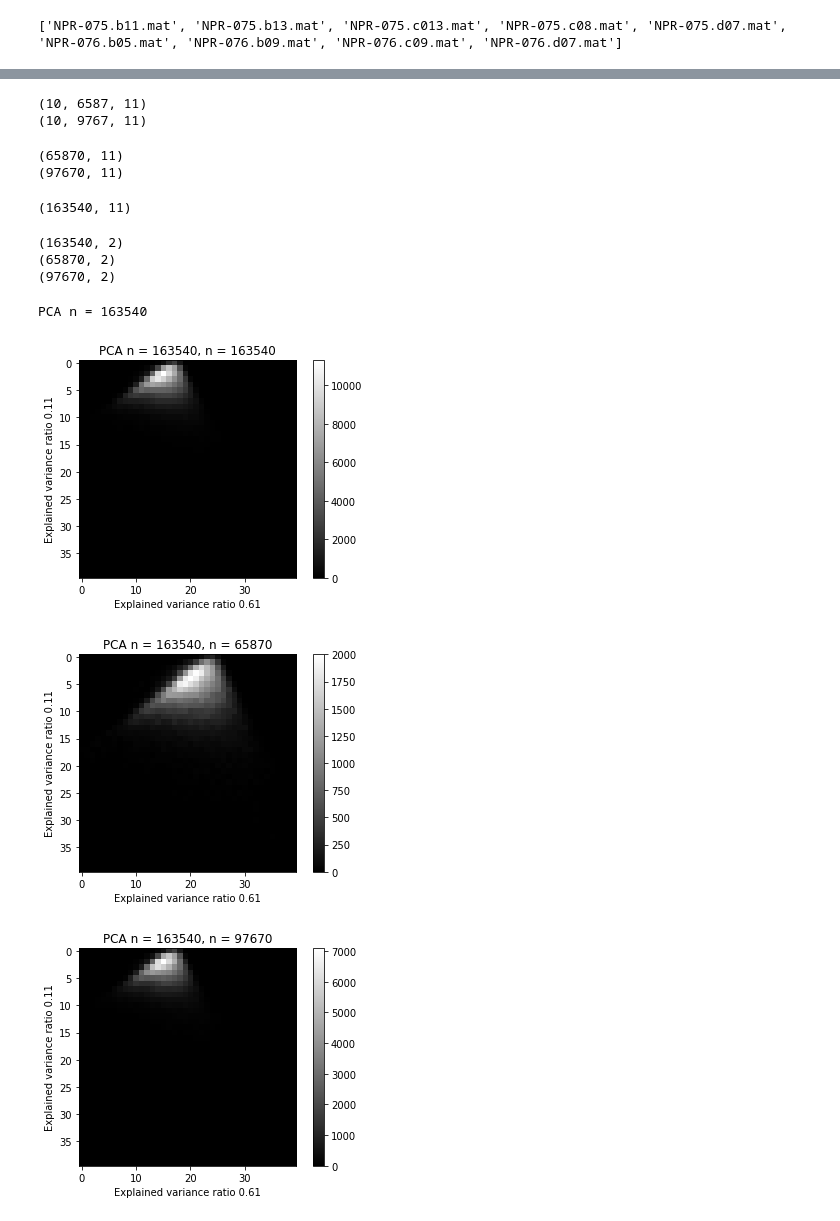
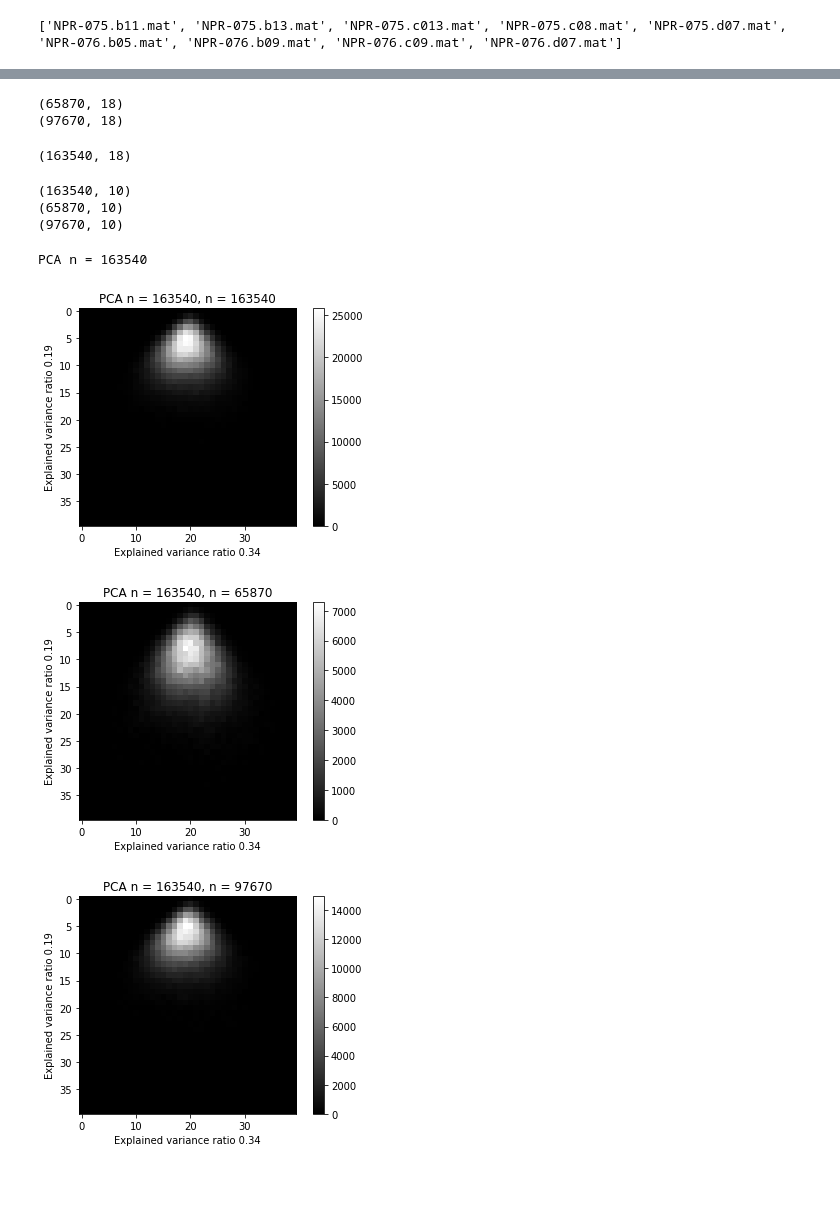
Before and after one commit to miriamvall/DD142X, a Jupyter notebook: code/notebooks/Multiple animals PCA.ipynb, the cells around one changed output, grey strips where cells are left out. Cells and saved outputs as stored; diff of their text form; code cells hidden in the pictures; blank space fills up the shorter version.

```diff
--- a/code/notebooks/Multiple animals PCA.ipynb
+++ b/code/notebooks/Multiple animals PCA.ipynb
@@ -38,15 +40,19 @@ print(gp_epochs.shape)
 (97678, 2048)
 # %%
 strides = 10
+lo = 10
+hi = 45
+fft_n = 2 ** 13
+
 
 incr_str = int(str_epochs.shape[0] / strides)
 strs = [
     ffv(
         str_epochs[i * incr_str : (i + 1) * incr_str],
         epoch_size = ep,
-        lo = 1,
-        hi = 45,
-        fft_n = 2 ** 12
+        lo = lo,
+        hi = hi,
+        fft_n = fft_n
     ) for i in range(0, strides)
 ]
 
@@ -55,13 +61,8 @@ gps = [
     ffv(
         gp_epochs[i * incr_gp : (i + 1) * incr_gp],
         epoch_size = ep,
-        lo = 1,
-        hi = 45,
-        fft_n = 2 ** 12
+        lo = lo,
+        hi = hi,
+        fft_n = fft_n
     ) for i in range(0, strides)
 ]
-
-for str_, _ in strs:
-    print(str_.shape)
-for gp_, _ in gps:
-    print(gp_.shape)
@@ -99,28 +80,23 @@ gps = [ gp_ for gp_, _ in gps]
 strs = np.array(strs)
 gps = np.array(gps)
 features = strs.shape[2]
-print(strs.shape)
-print(gps.shape)
-# %% [output]
-(10, 6587, 11)
-(10, 9767, 11)
 # %%
 strs = strs.reshape((-1, features))
 gps = gps.reshape((-1, features))
 print(strs.shape)
 print(gps.shape)
 # %% [output]
-(65870, 11)
-(97670, 11)
+(65870, 18)
+(97670, 18)
 # %%
 from sklearn.decomposition import PCA
 
 all_lfp = np.concatenate((strs, gps), axis = 0)
 print(all_lfp.shape)
 # %% [output]
-(163540, 11)
+(163540, 18)
 # %%
-pca = PCA(n_components = 2).fit(all_lfp.copy())
+pca = PCA(n_components = 10).fit(all_lfp.copy())
 # %%
 pca_all = pca.transform(all_lfp.copy())
 pca_str = pca.transform(strs.copy())
@@ -130,40 +106,40 @@ print(pca_all.shape)
 print(pca_str.shape)
 print(pca_gp.shape)
 # %% [output]
-(163540, 2)
-(65870, 2)
-(97670, 2)
+(163540, 10)
+(65870, 10)
+(97670, 10)
 # %%
 print("PCA n = " + str(pca_all.shape[0]))
-x1var, x2var = pca.explained_variance_ratio_
+x1var, x2var = pca.explained_variance_ratio_[0:2]
 x1var = round(x1var, 2)
 x2var = round(x2var, 2)
 
 raster_all = rasterize(pca_all)
 plt.imshow(raster_all, cmap = 'gray', vmin = np.min(raster_all), vmax = np.max(raster_all))
 plt.title("PCA n = " + str(pca_all.shape[0]) + ", n = " + str(pca_all.shape[0]))
 plt.xlabel("Explained variance ratio " + str(x1var))
 plt.ylabel("Explained variance ratio " + str(x2var))
 plt.colorbar()
 plt.show()
 
 raster_str = rasterize(pca_str)
 plt.imshow(raster_str, cmap = 'gray', vmin = np.min(raster_str), vmax = np.max(raster_str))
 plt.title("PCA n = " + str(pca_all.shape[0]) + ", n = " + str(pca_str.shape[0]))
 plt.xlabel("Explained variance ratio " + str(x1var))
 plt.ylabel("Explained variance ratio " + str(x2var))
 plt.colorbar()
 plt.show()
 
 raster_gp = rasterize(pca_gp)
 plt.imshow(raster_gp, cmap = 'gray', vmin = np.min(raster_gp), vmax = np.max(raster_gp))
 plt.title("PCA n = " + str(pca_all.shape[0]) + ", n = " + str(pca_gp.shape[0]))
 plt.xlabel("Explained variance ratio " + str(x1var))
 plt.ylabel("Explained variance ratio " + str(x2var))
 plt.colorbar()
 plt.show()
 # %% [output]
 PCA n = 163540
-[figure, old version]
+[figure, new version]
-[figure, old version]
+[figure, new version]
-[figure, old version]
+[figure, new version]
```
Also changed, not shown: parts of 6 cells of this notebook, 7 other files.
